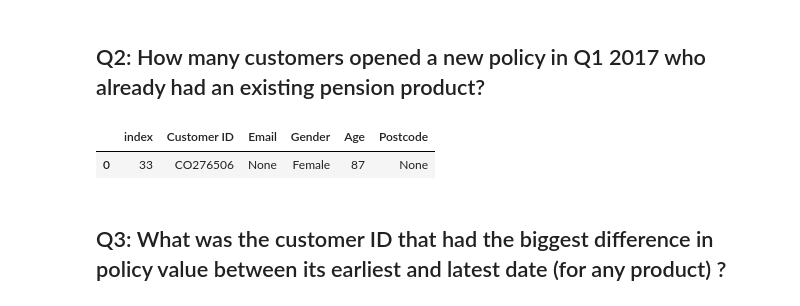
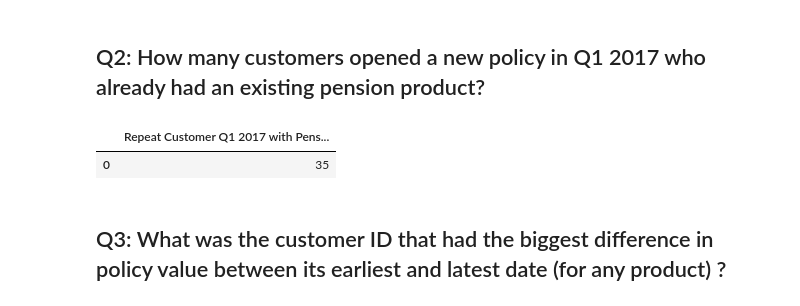
Before and after one commit to umershk88/Pru-Test, a Jupyter notebook: Pru_Data_Test.ipynb, the cells around one changed output. Drawn from its saved outputs; the diff is of its cells as text; code cells hidden in the pictures.

```diff
--- a/Pru_Data_Test.ipynb
+++ b/Pru_Data_Test.ipynb
@@ -127,22 +128,18 @@ pd.read_sql(sqlite_query, conn)
 # %%
 sqlite_query = """
 SELECT COUNT(distinct "Customer ID" ) AS "Repeat Customer Q1 2017 with Pension Product"
 FROM Policy_Table
 WHERE "Policy Start Date" >= "2017-01-01" and "Policy Start Date" <= '2017-03-31'
 and "Customer ID" in (SELECT "Customer ID" AS "Repeat Customer Q1 107"
 FROM Policy_Table
 WHERE "Policy Start Date" < '2017-01-01' and "PRODUCT CATEGORY" = 'PENSION')
 
 """
-sqlite_query = """
-SELECT *
-from Customer_Table where "Customer ID" = 'CO276506'
-"""
 
 pd.read_sql(sqlite_query, conn)
 # %% [output]
-|  | index | Customer ID | Email | Gender | Age | Postcode |
-| 0 | 33 | CO276506 | None | Female | 87 | None |
+|  | Repeat Customer Q1 2017 with Pens... |
+| 0 | 35 |
 # %% [markdown]
 ## Q3: What was the customer ID that had the biggest difference in policy value between its earliest and latest date (for any product) ?
 # %%
```
Also changed, not shown: parts of 20 cells of this notebook.
